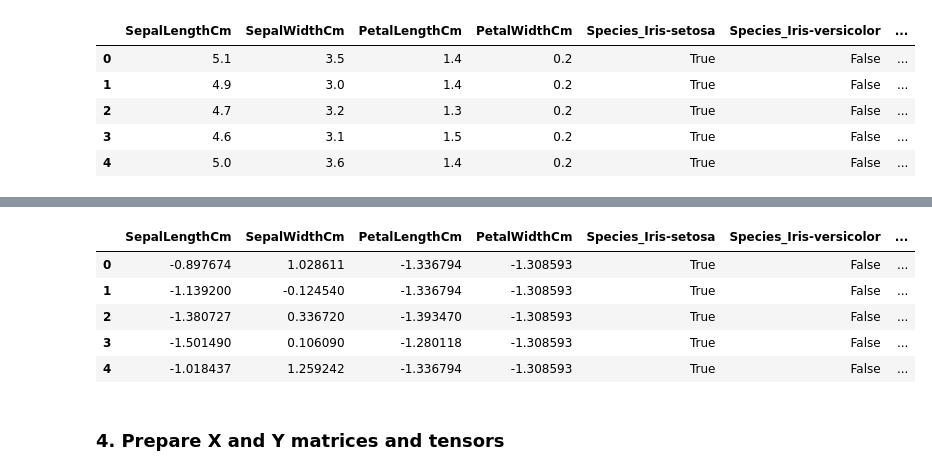
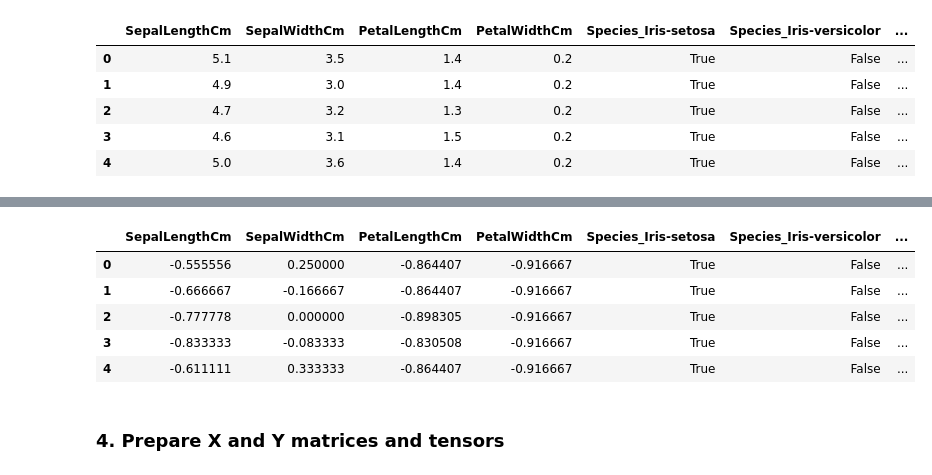
Before and after one commit to Voltzz9/ml441_assignments, a Jupyter notebook: assign3/notebooks/01_classification_iris.ipynb, the cells around one changed output, grey strips where cells are left out. Saved outputs shown, nothing was run; the diff lists cells and outputs as text; code cells hidden in the pictures.

```diff
--- a/assign3/notebooks/01_classification_iris.ipynb
+++ b/assign3/notebooks/01_classification_iris.ipynb
@@ -70,16 +80,16 @@ print(dir(data_utils))
 # %%
 # scale features to [-1, 1]
 feature_cols = df.columns[:-3]  # all columns except the last 3 (one-hot encoded target)
 
-df[feature_cols] = data_utils.scale_z_score(df[feature_cols])
+df[feature_cols] = data_utils.scale_min_max(df[feature_cols], min_val=-1, max_val=1)
 df.head()
 # %% [output]
 |  | SepalLengthCm | SepalWidthCm | PetalLengthCm | PetalWidthCm | Species_Iris-setosa | Species_Iris-versicolor | ... |
-| 0 | -0.897674 | 1.028611 | -1.336794 | -1.308593 | True | False | ... |
-| 1 | -1.139200 | -0.124540 | -1.336794 | -1.308593 | True | False | ... |
-| 2 | -1.380727 | 0.336720 | -1.393470 | -1.308593 | True | False | ... |
-| 3 | -1.501490 | 0.106090 | -1.280118 | -1.308593 | True | False | ... |
-| 4 | -1.018437 | 1.259242 | -1.336794 | -1.308593 | True | False | ... |
+| 0 | -0.555556 | 0.250000 | -0.864407 | -0.916667 | True | False | ... |
+| 1 | -0.666667 | -0.166667 | -0.864407 | -0.916667 | True | False | ... |
+| 2 | -0.777778 | 0.000000 | -0.898305 | -0.916667 | True | False | ... |
+| 3 | -0.833333 | -0.083333 | -0.830508 | -0.916667 | True | False | ... |
+| 4 | -0.611111 | 0.333333 | -0.864407 | -0.916667 | True | False | ... |
 # %% [markdown]
 ### 4. Prepare X and Y matrices and tensors
 # %%
```
Also changed, not shown: parts of 22 cells of this notebook, 13 other files.
